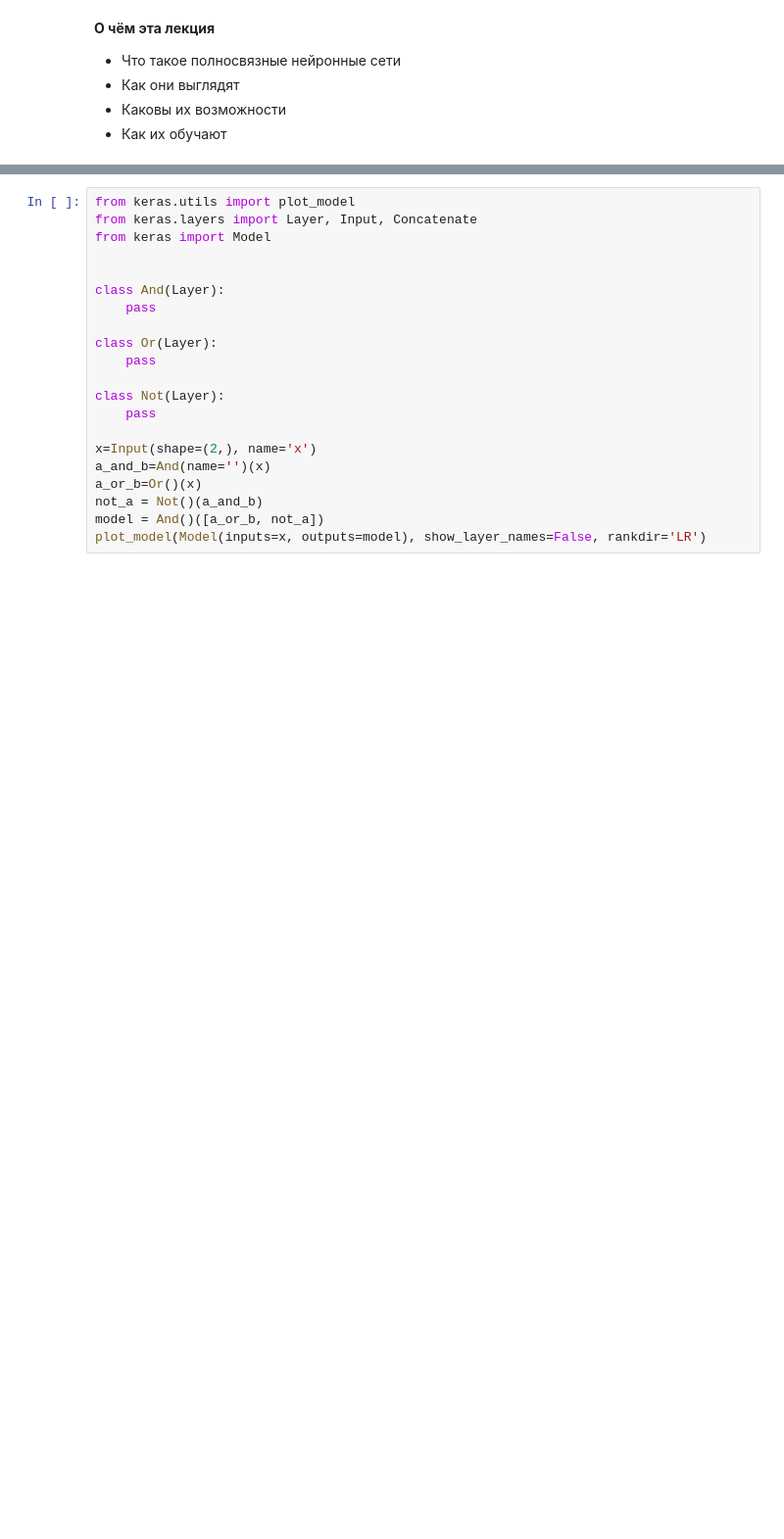
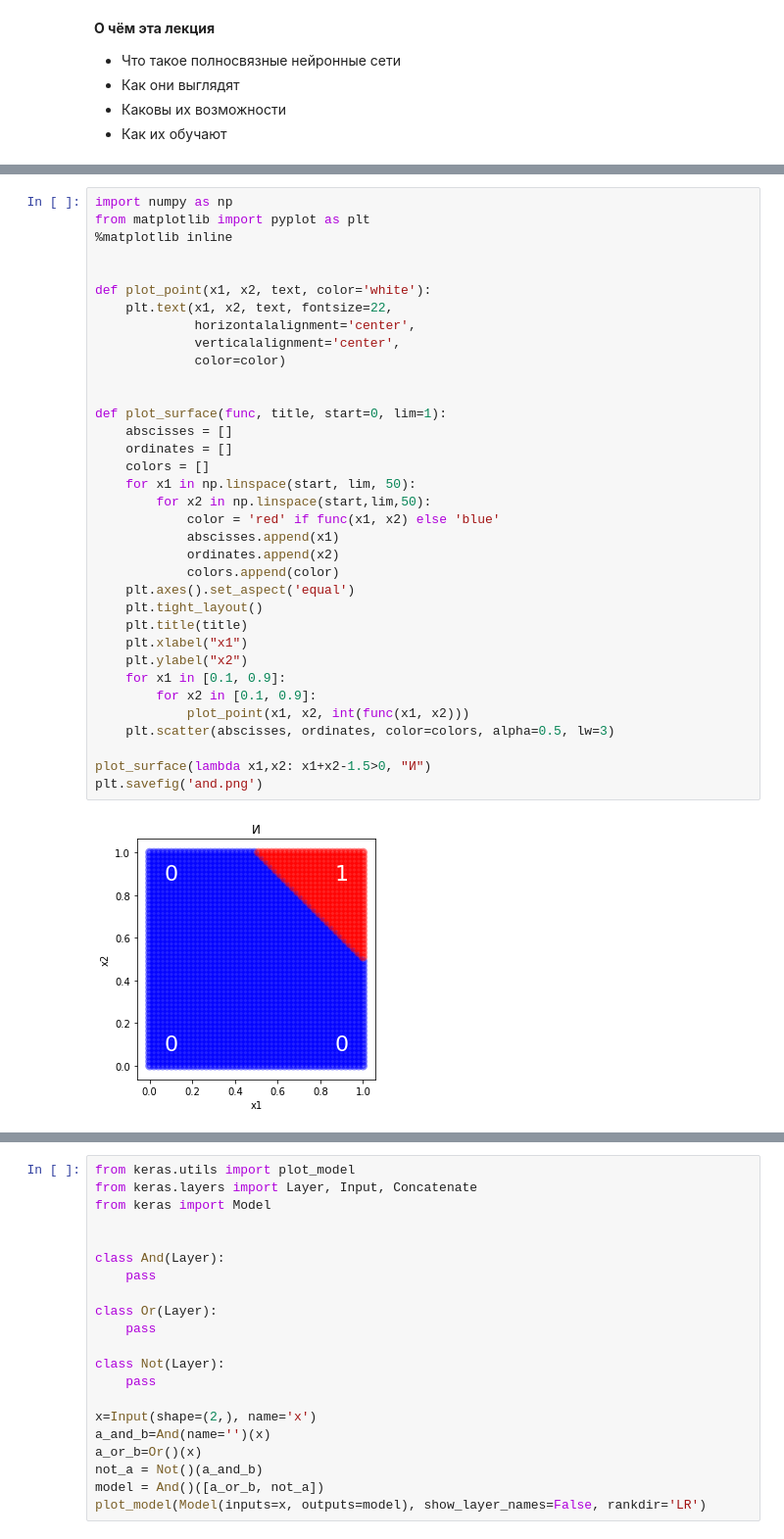
Before and after one commit to keanpantraw/ssu_ds_course, a Jupyter notebook: Лекция 3. Полносвязные нейронные сети.ipynb, the cells around one changed output, grey strips where cells are left out. Shown at 98% size. Saved outputs shown, nothing was run; the diff lists cells and outputs as text; blank space fills up the shorter version.

```diff
--- a/Лекция 3. Полносвязные нейронные сети.ipynb
+++ b/Лекция 3. Полносвязные нейронные сети.ipynb
@@ -50,0 +81,37 @@ __Что НЕ может один нейрон?__
+# %%
+import numpy as np
+from matplotlib import pyplot as plt
+%matplotlib inline
+
+
+def plot_point(x1, x2, text, color='white'):
+    plt.text(x1, x2, text, fontsize=22,
+             horizontalalignment='center',
+             verticalalignment='center',
+             color=color)
+
+
+def plot_surface(func, title, start=0, lim=1):
+    abscisses = []
+    ordinates = []
+    colors = []
+    for x1 in np.linspace(start, lim, 50):
+        for x2 in np.linspace(start,lim,50):
+            color = 'red' if func(x1, x2) else 'blue'
+            abscisses.append(x1)
+            ordinates.append(x2)
+            colors.append(color)
+    plt.axes().set_aspect('equal')
+    plt.tight_layout()
+    plt.title(title)
+    plt.xlabel("x1")
+    plt.ylabel("x2")
+    for x1 in [0.1, 0.9]:
+        for x2 in [0.1, 0.9]:
+            plot_point(x1, x2, int(func(x1, x2)))
+    plt.scatter(abscisses, ordinates, color=colors, alpha=0.5, lw=3)
+
+plot_surface(lambda x1,x2: x1+x2-1.5>0, "И")
+plt.savefig('and.png')
+# %% [output]
+[figure, added]
```
Also changed, not shown: parts of 58 cells of this notebook, 13 other files.
